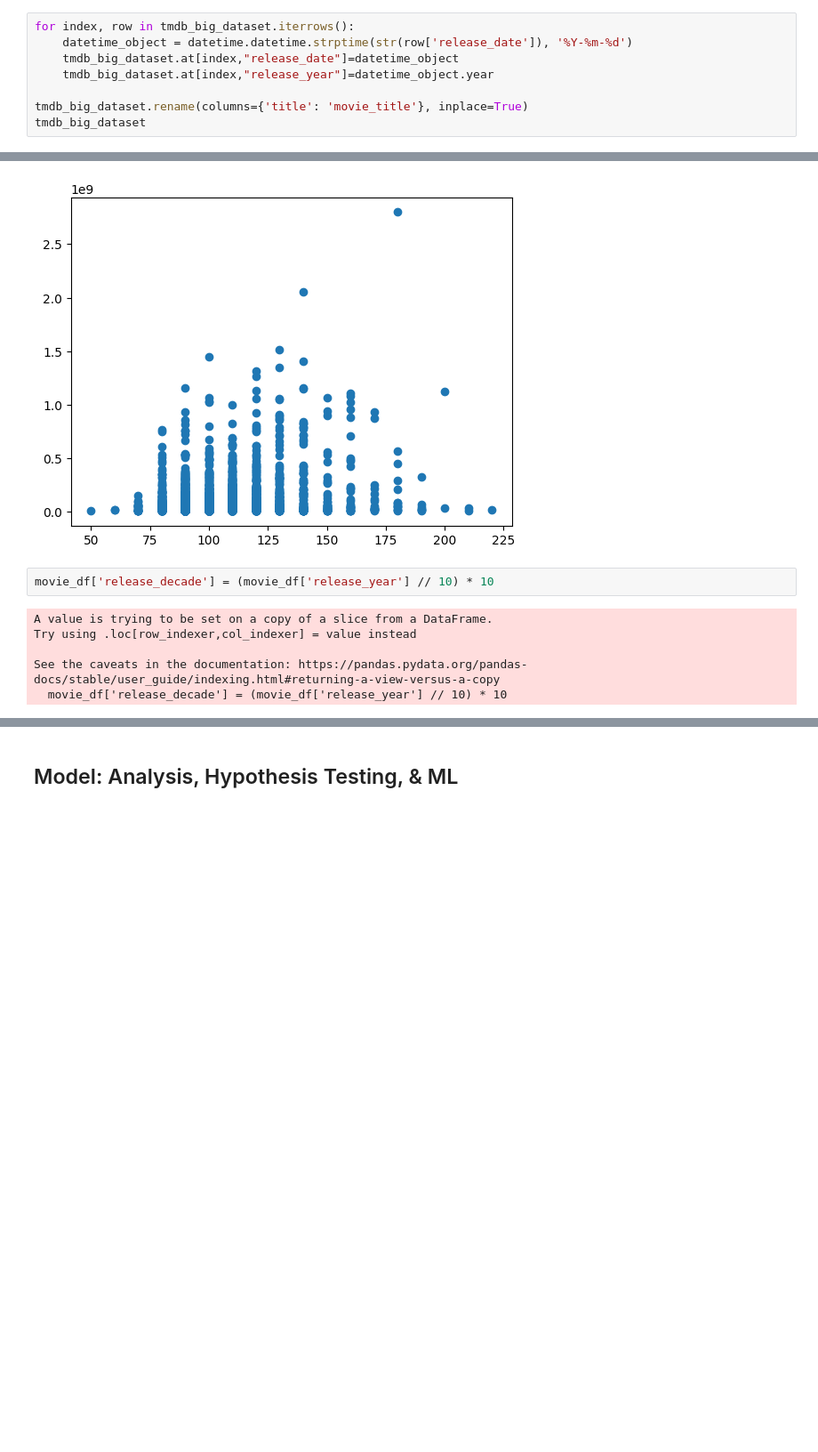
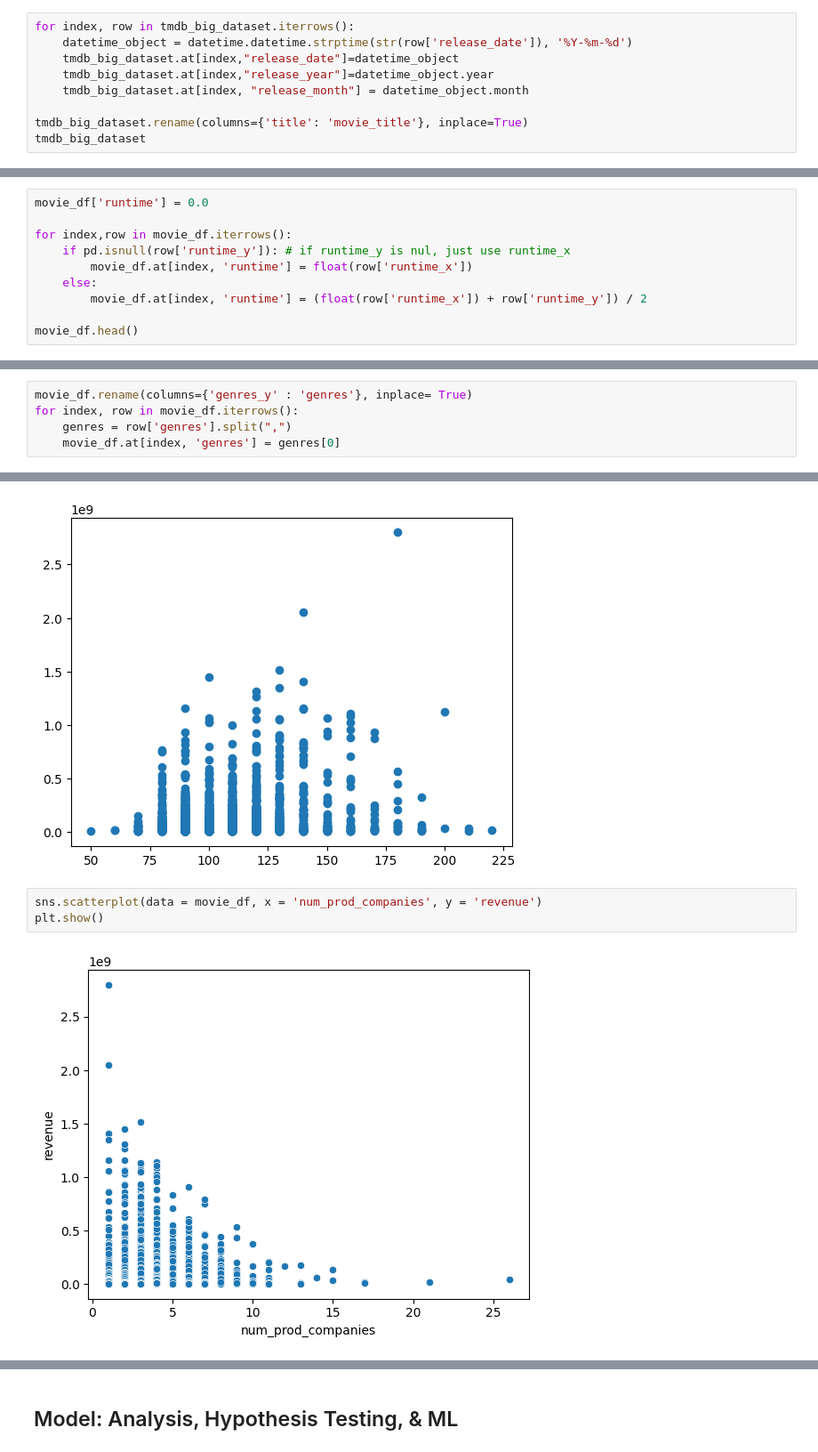
Before and after one commit to cmsc320-gautham-evan-arjun/cmsc320-gautham-evan-arjun.github.io, a Jupyter notebook: finaltutorial.ipynb, the cells around one changed output, grey strips where cells are left out. Shown at 89% size. Cells and saved outputs as stored; diff of their text form; blank space fills up the shorter version.

```diff
--- a/finaltutorial.ipynb
+++ b/finaltutorial.ipynb
@@ -127,6 +134,7 @@ for index, row in tmdb_big_dataset.iterrows():
     datetime_object = datetime.datetime.strptime(str(row['release_date']), '%Y-%m-%d')
     tmdb_big_dataset.at[index,"release_date"]=datetime_object
     tmdb_big_dataset.at[index,"release_year"]=datetime_object.year
+    tmdb_big_dataset.at[index, "release_month"] = datetime_object.month
 
 tmdb_big_dataset.rename(columns={'title': 'movie_title'}, inplace=True)
 tmdb_big_dataset
@@ -284,0 +285,10 @@ movie_df
+# %%
+movie_df['runtime'] = 0.0
+
+for index,row in movie_df.iterrows():
+    if pd.isnull(row['runtime_y']): # if runtime_y is nul, just use runtime_x
+        movie_df.at[index, 'runtime'] = float(row['runtime_x'])
+    else:
+        movie_df.at[index, 'runtime'] = (float(row['runtime_x']) + row['runtime_y']) / 2
+
+movie_df.head()
@@ -284,0 +307,5 @@ movie_df
+# %%
+movie_df.rename(columns={'genres_y' : 'genres'}, inplace= True)
+for index, row in movie_df.iterrows():
+    genres = row['genres'].split(",")
+    movie_df.at[index, 'genres'] = genres[0]
@@ -511,11 +596,8 @@ See the caveats in the documentation: https://pandas.pydata.org/pandas-docs/stab
   movie_df['runtime_bins'] = (movie_df['runtime'] // 10) * 10
 <matplotlib.collections.PathCollection at 0x...>
 [figure]
-# %%
-movie_df['release_decade'] = (movie_df['release_year'] // 10) * 10
-# %% [output]
-A value is trying to be set on a copy of a slice from a DataFrame.
-Try using .loc[row_indexer,col_indexer] = value instead
-
-See the caveats in the documentation: https://pandas.pydata.org/pandas-docs/stable/user_guide/indexing.html#returning-a-view-versus-a-copy
-  movie_df['release_decade'] = (movie_df['release_year'] // 10) * 10
+# %%
+sns.scatterplot(data = movie_df, x = 'num_prod_companies', y = 'revenue')
+plt.show()
+# %% [output]
+[figure, added]
```
Also changed, not shown: parts of 34 cells of this notebook.
